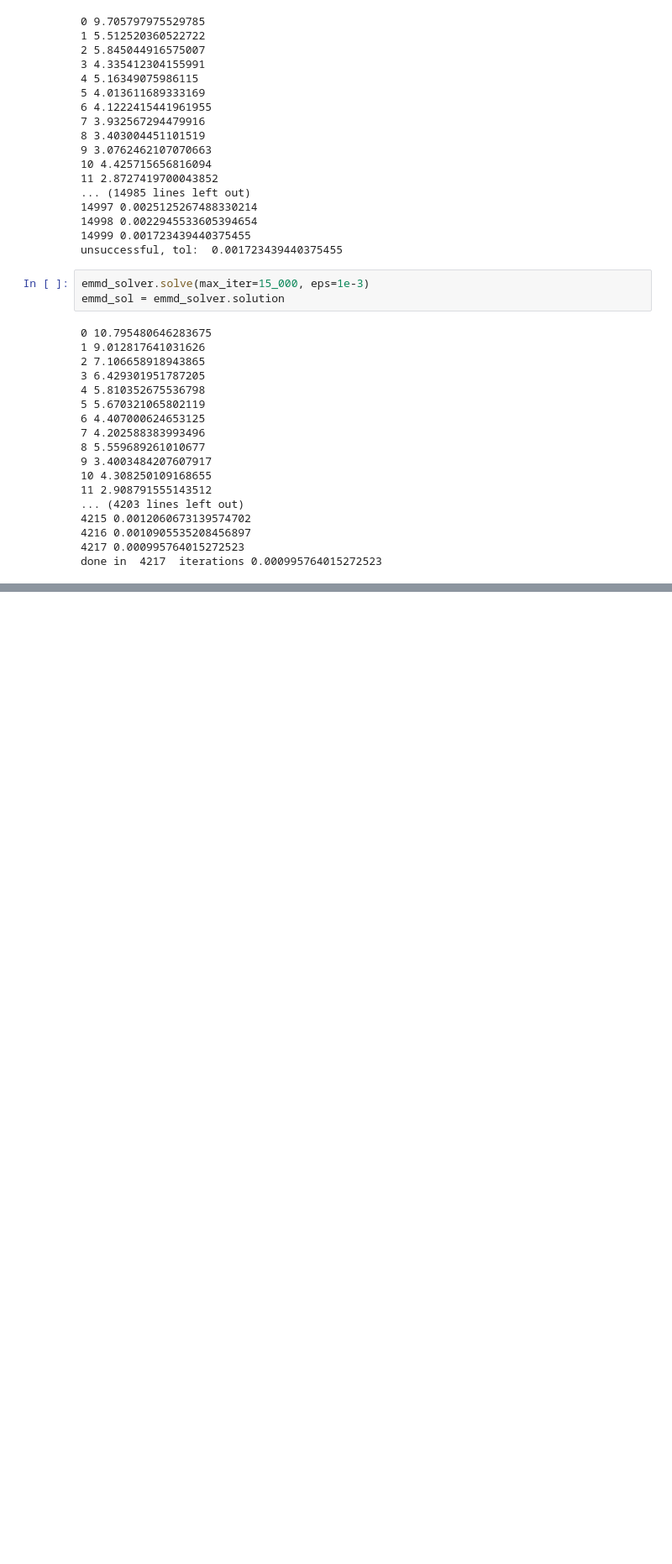
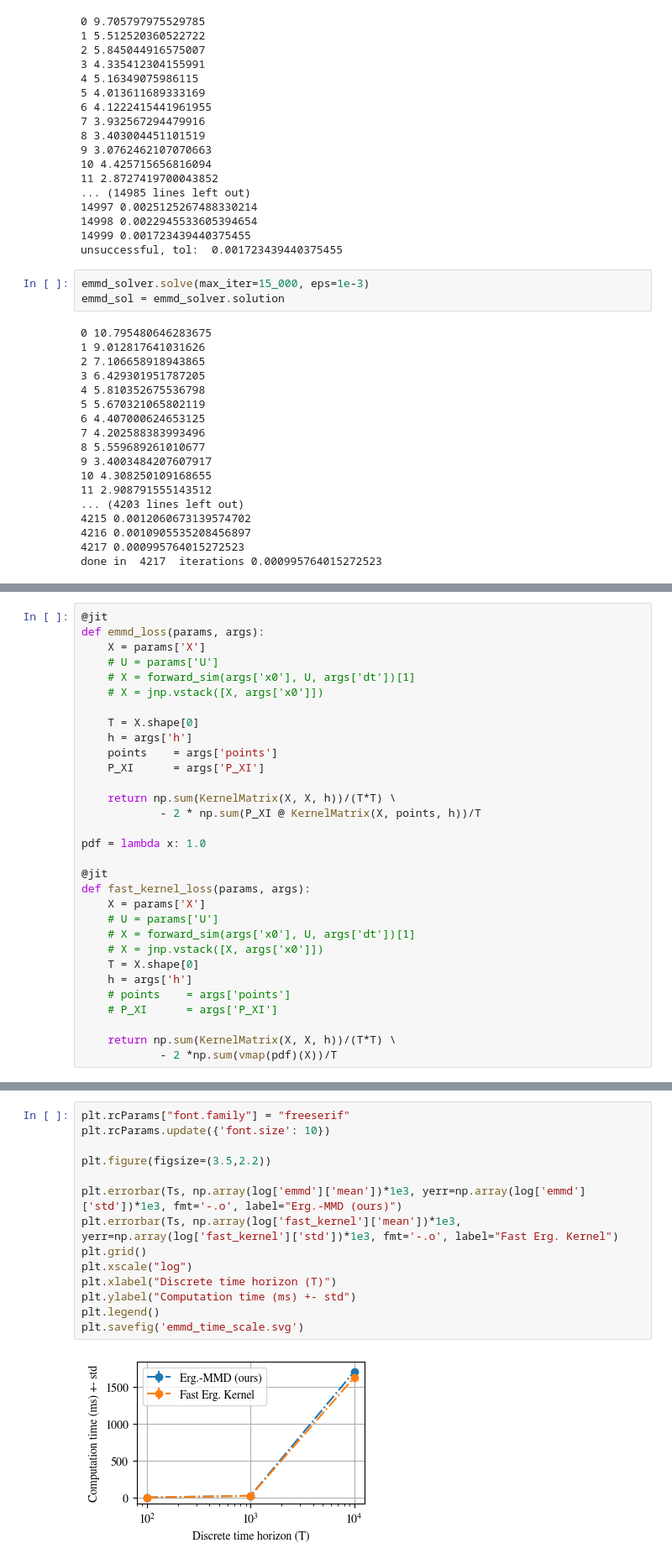
Before and after one commit to i-abr/ergodic_mmd, a Jupyter notebook: notebooks/planar_search.ipynb, the cells around one changed output, grey strips where cells are left out. Shown: that part at 84% size. Cells and saved outputs as stored; diff of their text form; blank space fills up the shorter version.

```diff
--- a/notebooks/planar_search.ipynb
+++ b/notebooks/planar_search.ipynb
@@ -330,0 +367,31 @@ plt.savefig('../figures/kernel_methods_comparison.svg')
+# %%
+@jit
+def emmd_loss(params, args):
+    X = params['X']
+    # U = params['U']
+    # X = forward_sim(args['x0'], U, args['dt'])[1]
+    # X = jnp.vstack([X, args['x0']])
+
+    T = X.shape[0]
+    h = args['h']
+    points    = args['points']
+    P_XI      = args['P_XI']
+
+    return np.sum(KernelMatrix(X, X, h))/(T*T) \
+            - 2 * np.sum(P_XI @ KernelMatrix(X, points, h))/T
+
+pdf = lambda x: 1.0
+
+@jit
+def fast_kernel_loss(params, args):
+    X = params['X']
+    # U = params['U']
+    # X = forward_sim(args['x0'], U, args['dt'])[1]
+    # X = jnp.vstack([X, args['x0']])
+    T = X.shape[0]
+    h = args['h']
+    # points    = args['points']
+    # P_XI      = args['P_XI']
+
+    return np.sum(KernelMatrix(X, X, h))/(T*T) \
+            - 2 *np.sum(vmap(pdf)(X))/T
@@ -330,0 +477,16 @@ plt.savefig('../figures/kernel_methods_comparison.svg')
+# %%
+plt.rcParams["font.family"] = "freeserif"
+plt.rcParams.update({'font.size': 10})
+
+plt.figure(figsize=(3.5,2.2))
+
+plt.errorbar(Ts, np.array(log['emmd']['mean'])*1e3, yerr=np.array(log['emmd']['std'])*1e3, fmt='-.o', label="Erg.-MMD (ours)")
+plt.errorbar(Ts, np.array(log['fast_kernel']['mean'])*1e3, yerr=np.array(log['fast_kernel']['std'])*1e3, fmt='-.o', label="Fast Erg. Kernel")
+plt.grid()
+plt.xscale("log")
+plt.xlabel("Discrete time horizon (T)")
+plt.ylabel("Computation time (ms) +- std")
+plt.legend()
+plt.savefig('emmd_time_scale.svg')
+# %% [output]
+[figure, added]
```
Also changed, not shown: parts of 19 cells of this notebook, 13 other files.
